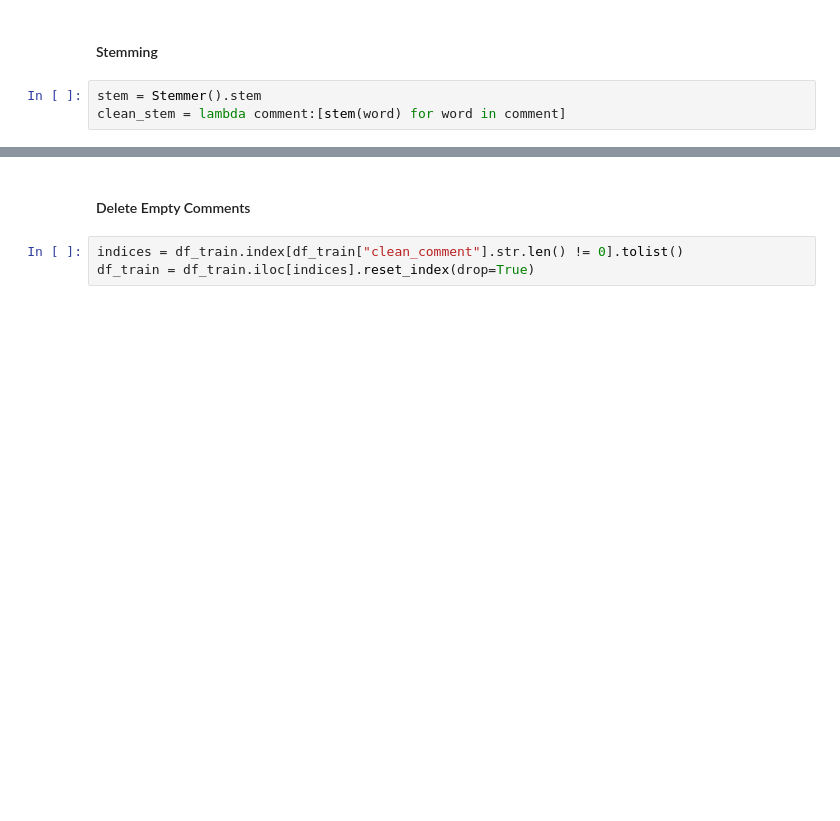
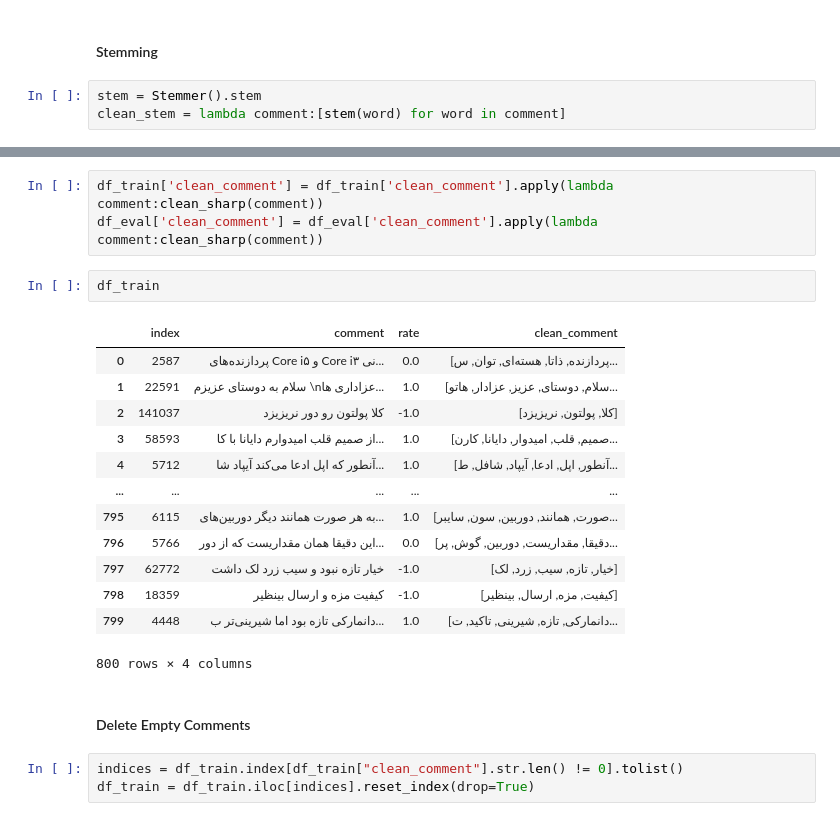
Before and after one commit to kargaranamir/persian-sentiment-analysis, a Jupyter notebook: code.ipynb, the cells around one changed output, grey strips where cells are left out. Saved outputs shown, nothing was run; the diff lists cells and outputs as text; blank space fills up the shorter version.

```diff
--- a/code.ipynb
+++ b/code.ipynb
@@ -244,3 +268,22 @@ example
+# %%
+df_train['clean_comment'] = df_train['clean_comment'].apply(lambda comment:clean_sharp(comment))
+df_eval['clean_comment'] = df_eval['clean_comment'].apply(lambda comment:clean_sharp(comment))
+# %%
+df_train
+# %% [output]
+|  | index | comment | rate | clean_comment |
+| 0 | 2587 | پردازنده‌های Core i۵ و Core i۳ نی... | 0.0 | [پردازنده, ذاتا, هسته‌ای, توان, س... |
+| 1 | 22591 | سلام به دوستای عزیزم \nعزاداری ها... | 1.0 | [سلام, دوستای, عزیز, عزادار, هاتو... |
+| 2 | 141037 | کلا پولتون رو دور نریزیزد | -1.0 | [کلا, پولتون, نریزیزد] |
+| 3 | 58593 | از صمیم قلب امیدوارم دایانا با کا... | 1.0 | [صمیم, قلب, امیدوار, دایانا, کارن... |
+| 4 | 5712 | آنطور که اپل ادعا می‌کند آیپاد شا... | 1.0 | [آنطور, اپل, ادعا, آیپاد, شافل, ط... |
+| ... | ... | ... | ... | ... |
+| 795 | 6115 | به هر صورت همانند دیگر دوربین‌های... | 1.0 | [صورت, همانند, دوربین, سون, سایبر... |
+| 796 | 5766 | این دقیقا همان مقداریست که از دور... | 0.0 | [دقیقا, مقداریست, دوربین, گوش, پر... |
+| 797 | 62772 | خیار تازه نبود و سیب زرد لک داشت | -1.0 | [خیار, تازه, سیب, زرد, لک] |
+| 798 | 18359 | کیفیت مزه و ارسال بینظیر | -1.0 | [کیفیت, مزه, ارسال, بینظیر] |
+| 799 | 4448 | دانمارکی تازه بود اما شیرینی‌تر ب... | 1.0 | [دانمارکی, تازه, شیرینی, تاکید, ت... |
+800 rows × 4 columns
 # %% [markdown]
 #### Delete Empty Comments
 # %%
```
Also changed, not shown: parts of 64 cells of this notebook.
